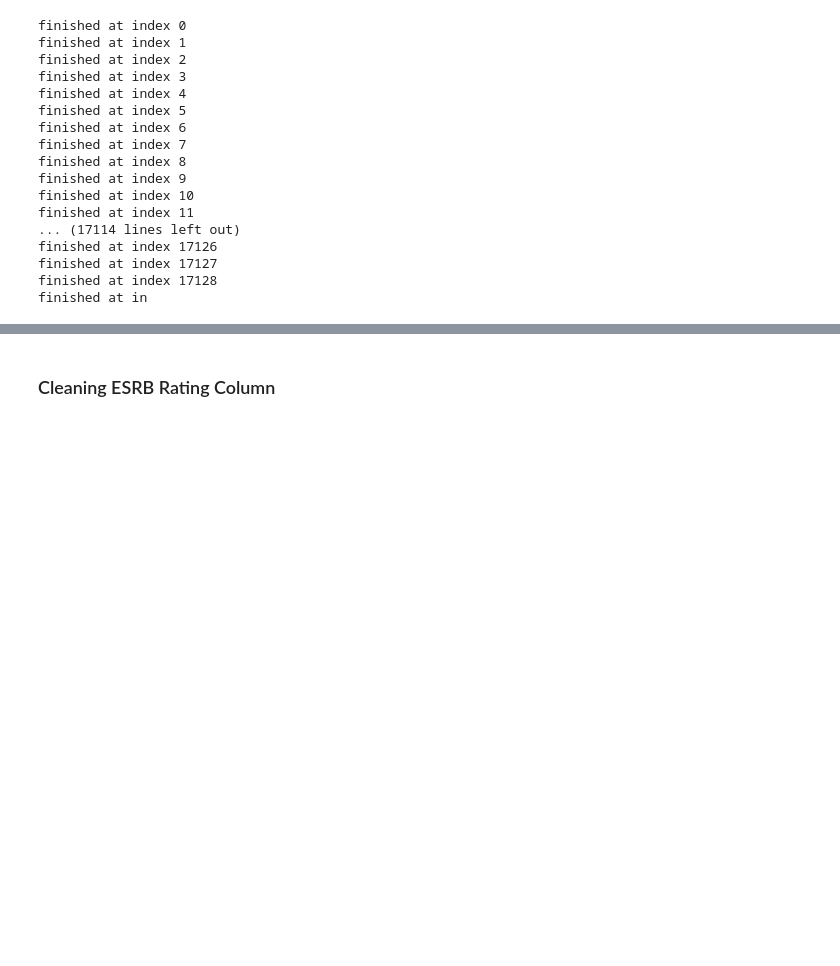
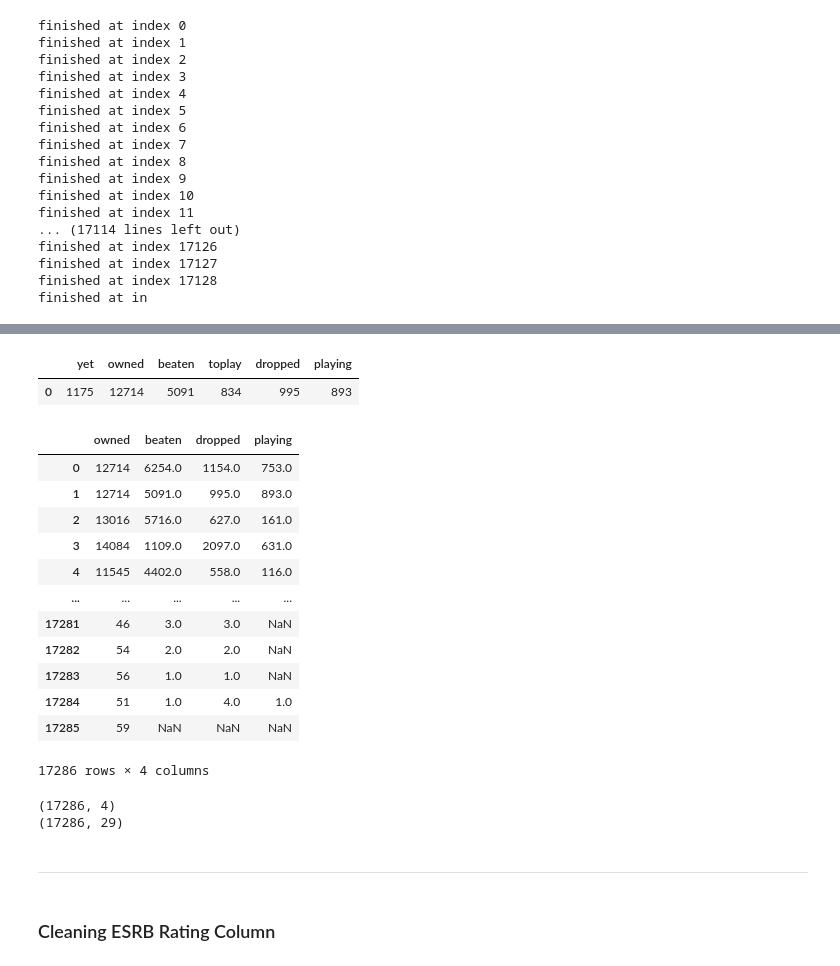
Before and after one commit to GetGubbz/Video-Game-Capstone, a Jupyter notebook: notebooks/RAWG_Data_Exploration.ipynb, the cells around one changed output, grey strips where cells are left out. Cells and saved outputs as stored; diff of their text form; code cells hidden in the pictures; blank space fills up the shorter version.

```diff
--- a/notebooks/RAWG_Data_Exploration.ipynb
+++ b/notebooks/RAWG_Data_Exploration.ipynb
@@ -67,7 +81,7 @@ for i in range(len(games['ratings'])):
     concat_list.append(
         pd.json_normalize(
             games['ratings'][i]
-        ).set_index('title', drop=True)[['count']].T
+        ).set_index('title', drop=True)[['percent']].T
     )
     print(f'finished at index {i}')
 ratings_df = pd.concat(concat_list)
@@ -96,0 +130,41 @@ finished at in
+# %%
+pd.json_normalize(games['added_by_status'][1])
+# %% [output]
+|  | yet | owned | beaten | toplay | dropped | playing |
+| 0 | 1175 | 12714 | 5091 | 834 | 995 | 893 |
+# %%
+added_list = []
+
+for i in range(len(games['added_by_status'])):
+    if len(games['added_by_status'][i]) != 0:
+        json_norm =  pd.json_normalize(games['added_by_status'][i])
+        added_list.append(json_norm)
+    else:
+        added_list.append(i)
+        print(f'index {i} complete')
+
+added_df = pd.concat(added_list)
+# %%
+added_df = added_df.drop(columns=['yet', 'toplay']).reset_index(drop=True)
+# %%
+added_df
+# %% [output]
+|  | owned | beaten | dropped | playing |
+| 0 | 12714 | 6254.0 | 1154.0 | 753.0 |
+| 1 | 12714 | 5091.0 | 995.0 | 893.0 |
+| 2 | 13016 | 5716.0 | 627.0 | 161.0 |
+| 3 | 14084 | 1109.0 | 2097.0 | 631.0 |
+| 4 | 11545 | 4402.0 | 558.0 | 116.0 |
+| ... | ... | ... | ... | ... |
+| 17281 | 46 | 3.0 | 3.0 | NaN |
+| 17282 | 54 | 2.0 | 2.0 | NaN |
+| 17283 | 56 | 1.0 | 1.0 | NaN |
+| 17284 | 51 | 1.0 | 4.0 | 1.0 |
+| 17285 | 59 | NaN | NaN | NaN |
+17286 rows × 4 columns
+# %%
+print(added_df.shape)
+print(games.shape)
+# %% [output]
+(17286, 4)
+(17286, 29)
@@ -97,3 +173,5 @@ finished at in
+# %% [markdown]
+<hr>
 # %% [markdown]
 <h3>Cleaning ESRB Rating Column</h3>
 # %%
```
Also changed, not shown: parts of 61 cells of this notebook.
